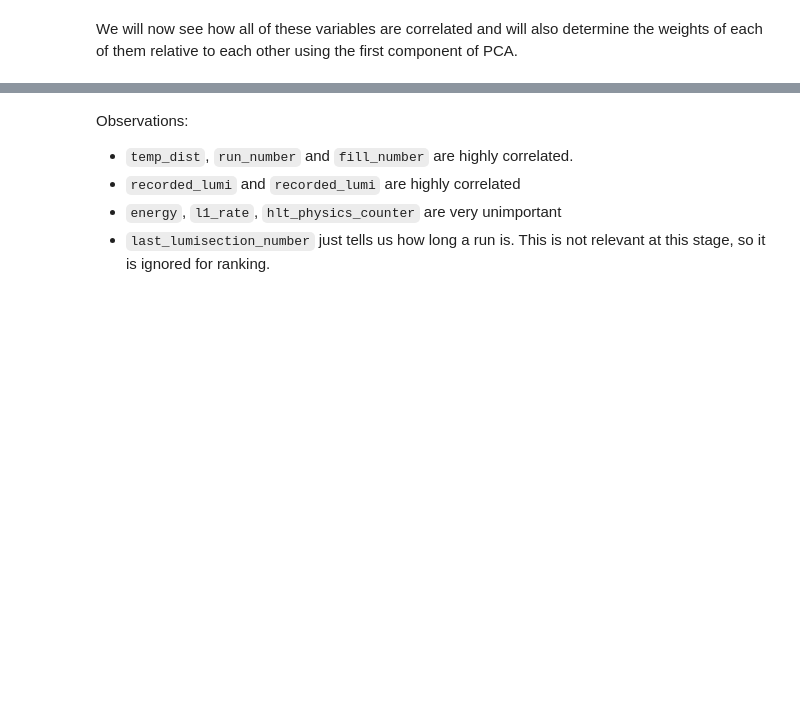
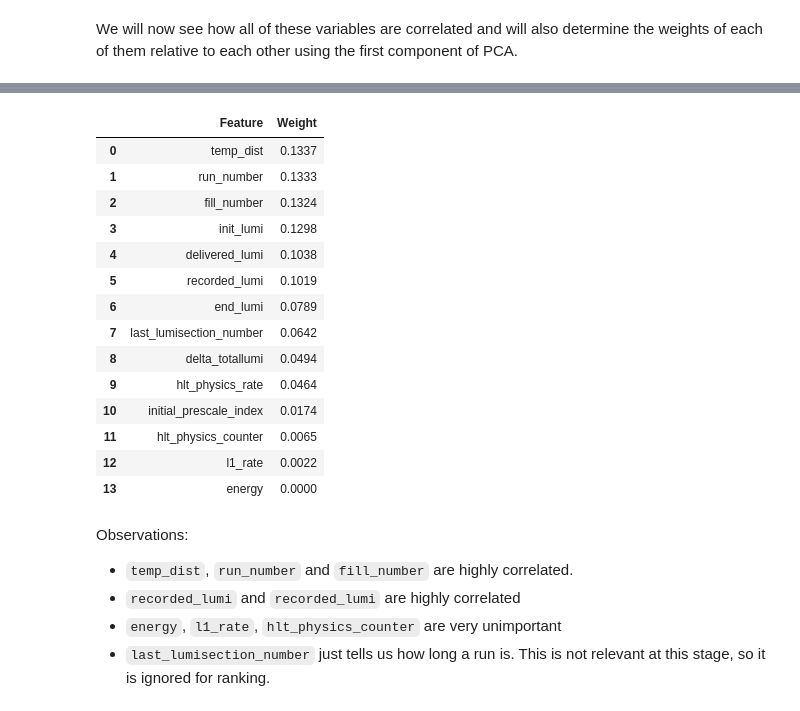
Before and after one commit to CMSTrackerDPG/ReferenceRunRank, a Jupyter notebook: notebooks/RRR.ipynb, the cells around one changed output, grey strips where cells are left out. Cells and saved outputs as stored; diff of their text form; code cells hidden in the pictures; blank space fills up the shorter version.

```diff
--- a/notebooks/RRR.ipynb
+++ b/notebooks/RRR.ipynb
@@ -173,7 +178,7 @@ Some of the rows has `fill_number = NaN`. This is problematic, so we will segmen
 <font color='red'> INVESTIGATE WHY THESE RUNS/LSs HAVE NaN VALUES. FIGURE WHERE THESE LSs TEND TO HAPPEN (START OR END OF THE RUN). </font>
 # %%
 # Filter out runs that have NaN in fill number
-run_df, run_df_NaN = omsu.has_fill(run_df)
+run_df, run_df_NaN = rrr.has_fill(run_df)
 print(
     '''
     Runs kept in run dataframe: {}
@@ -187,7 +192,7 @@ print(
         run_df['run_number'].max())
 )
 
-run_df = omsu.add_loc_wrt_fill(run_df)
+run_df = rrr.add_loc_wrt_fill(run_df)
 
 run_df.set_index(['run_number'], inplace=True)
 run_df.sort_index(level=['run_number'], inplace=True)
@@ -194,6 +208,6 @@ run_df.sort_index(level=['run_number'], inplace=True)
 # %%
 # Filter out LSs that have NaN values
-ls_df, ls_df_NaN = omsu.has_fill(ls_df)
+ls_df, ls_df_NaN = rrr.has_fill(ls_df)
 print(
     '''
     Runs kept in lumisection dataframe: {}
@@ -208,7 +222,7 @@ print(
     )
 )
 
-ls_df = omsu.add_loc_wrt_fill(ls_df)
+ls_df = rrr.add_loc_wrt_fill(ls_df)
 ls_df = ls_df.convert_dtypes()
 
 ls_df.set_index(['run_number', 'lumisection_number'], inplace=True)
@@ -569,8 +776,24 @@ weights = rrr.get_weights(run_features, plot=False)
 # %%
 # Organizing features by order of imporant
 featureweights_dict = {feature: round(weight, 4) for feature, weight in zip(runfeaturelst, weights)}
-featureweights_df = pd.DataFrame(list(feature_weight_dict.items()), columns=["Feature", "Weight"]).sort_values("Weight", ascending=False).reset_index(drop=True)
+featureweights_df = pd.DataFrame(list(featureweights_dict.items()), columns=["Feature", "Weight"]).sort_values("Weight", ascending=False).reset_index(drop=True)
 featureweights_df
+# %% [output]
+|  | Feature | Weight |
+| 0 | temp_dist | 0.1337 |
+| 1 | run_number | 0.1333 |
+| 2 | fill_number | 0.1324 |
+| 3 | init_lumi | 0.1298 |
+| 4 | delivered_lumi | 0.1038 |
+| 5 | recorded_lumi | 0.1019 |
+| 6 | end_lumi | 0.0789 |
+| 7 | last_lumisection_number | 0.0642 |
+| 8 | delta_totallumi | 0.0494 |
+| 9 | hlt_physics_rate | 0.0464 |
+| 10 | initial_prescale_index | 0.0174 |
+| 11 | hlt_physics_counter | 0.0065 |
+| 12 | l1_rate | 0.0022 |
+| 13 | energy | 0.0000 |
 # %% [markdown]
 Observations:
 - `temp_dist`, `run_number` and `fill_number` are highly correlated.
```
Also changed, not shown: parts of 51 cells of this notebook, 7 other files.
